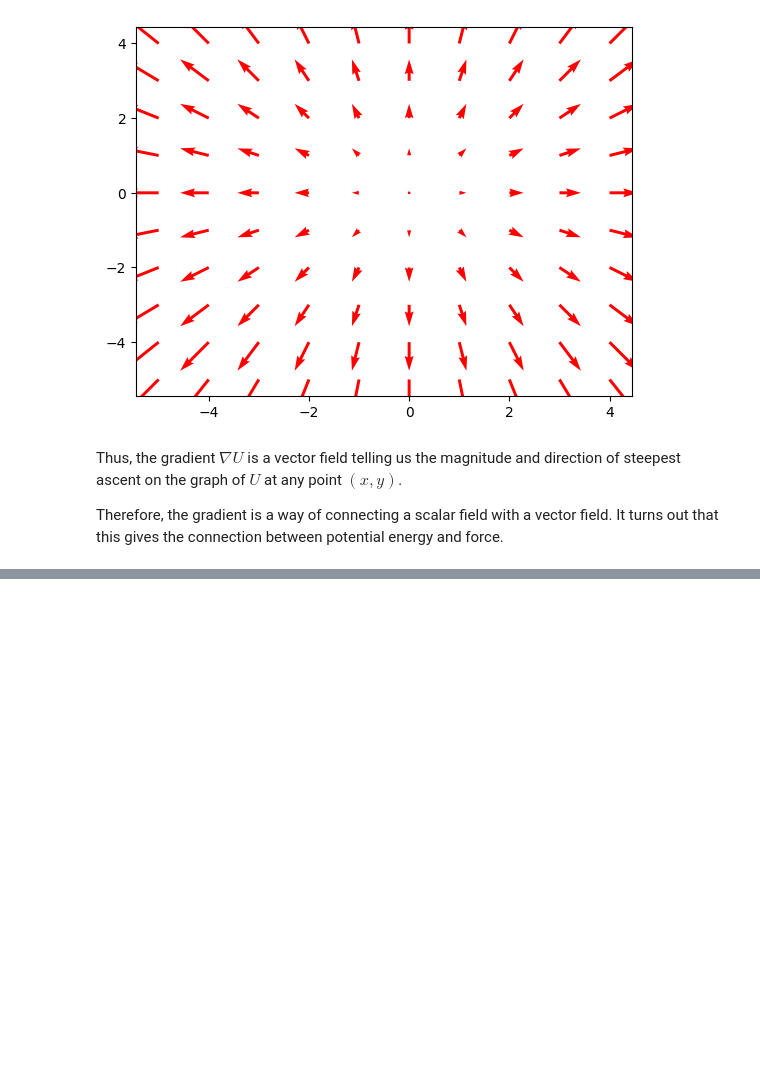
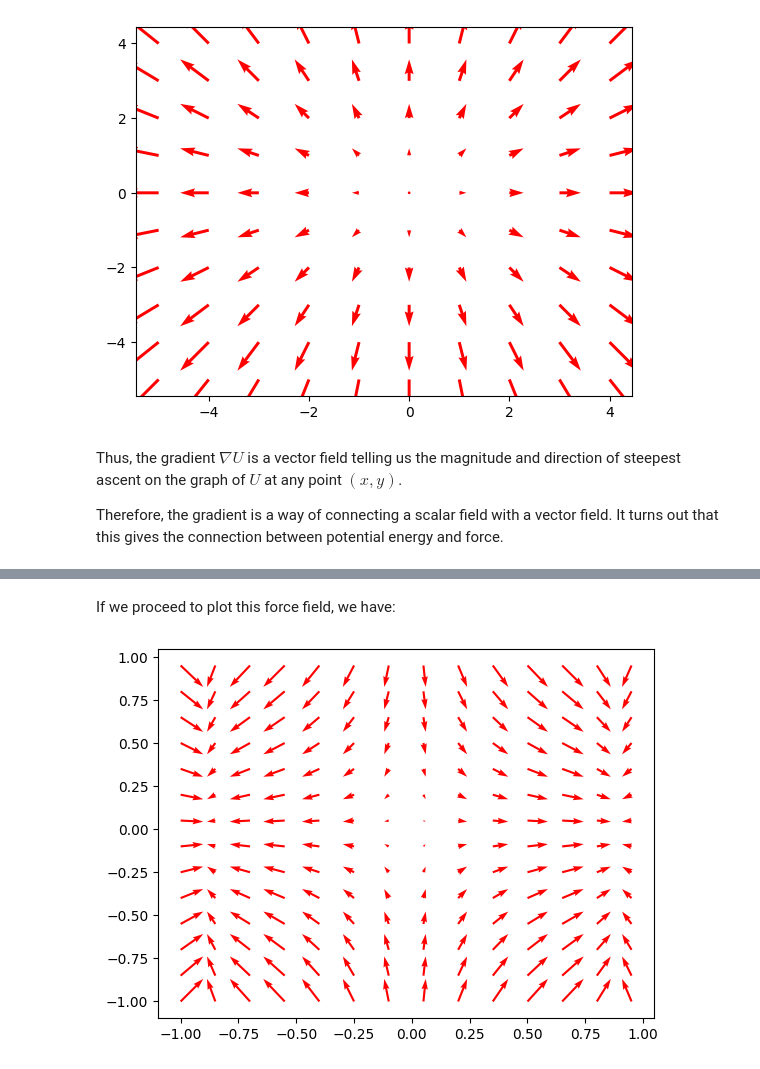
Before and after one commit to sergiofgonzalez/python-workbench, a Jupyter notebook: part_2-math/01_math-concepts/10_simulating-force-fields/10_simulating-force-fields.ipynb, the cells around one changed output, grey strips where cells are left out. Saved outputs shown, nothing was run; the diff lists cells and outputs as text; code cells hidden in the pictures; blank space fills up the shorter version.

```diff
--- a/part_2-math/01_math-concepts/10_simulating-force-fields/10_simulating-force-fields.ipynb
+++ b/part_2-math/01_math-concepts/10_simulating-force-fields/10_simulating-force-fields.ipynb
@@ -1093,0 +1167,21 @@ Therefore, the gradient is a way of connecting a scalar field with a vector fiel
+# %% [markdown]
+If we proceed to plot this force field, we have:
+# %%
+import numpy as np
+import matplotlib.pyplot as plt
+
+def plot_vector_field(f, xmin, xmax, ymin, ymax, xstep=1, ystep=1):
+    X, Y = np.meshgrid(np.arange(xmin, xmax, xstep), np.arange(ymin, ymax, ystep))
+    U, V = f(X, Y)
+    # same as:
+    # U = np.vectorize(lambda x, y: f(x, y)[0])(X, Y)
+    # V = np.vectorize(lambda x, y: f(x, y)[1])(X, Y)
+    plt.quiver(X, Y, U, V, color='red')
+
+
+def f(x, y):
+    return (4 * x - 6 * x ** 5, - 2 * y)
+
+plot_vector_field(f, -1., 1., -1., 1., xstep=0.15, ystep=0.15)
+# %% [output]
+[figure, added]
```
Also changed, not shown: parts of 25 cells of this notebook, 16 other files.
